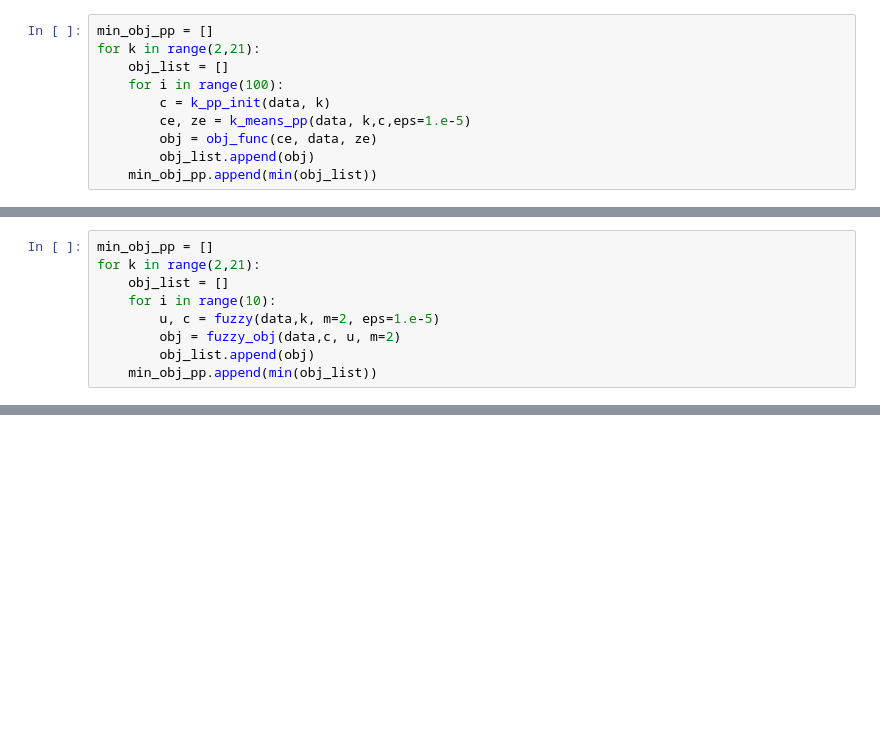
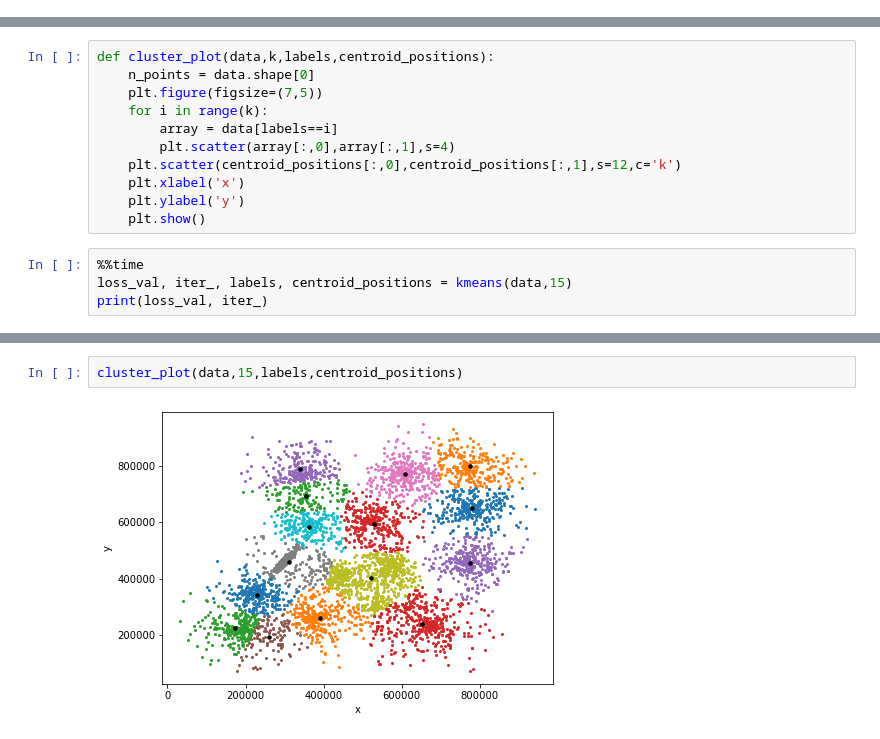
Before and after one commit to debarshibanerjee/Unsupervised_Learning-2022, a Jupyter notebook: ex02/Ex02.ipynb, the cells around one changed output, grey strips where cells are left out. Drawn from its saved outputs; the diff is of its cells as text; blank space fills up the shorter version.

```diff
--- a/ex02/Ex02.ipynb
+++ b/ex02/Ex02.ipynb
@@ -169,10 +0,0 @@ plt.show()
-# %%
-min_obj_pp = []
-for k in range(2,21):
-    obj_list = []
-    for i in range(100):
-        c = k_pp_init(data, k)
-        ce, ze = k_means_pp(data, k,c,eps=1.e-5)
-        obj = obj_func(ce, data, ze)
-        obj_list.append(obj)
-    min_obj_pp.append(min(obj_list))
@@ -216,9 +0,0 @@ plt.scatter(c[:,0], c[:,1], marker='+', color='black', s=100)
-# %%
-min_obj_pp = []
-for k in range(2,21):
-    obj_list = []
-    for i in range(10):
-        u, c = fuzzy(data,k, m=2, eps=1.e-5)
-        obj = fuzzy_obj(data,c, u, m=2)
-        obj_list.append(obj)
-    min_obj_pp.append(min(obj_list))
@@ -234,0 +42,15 @@ plt.show()
+# %%
+def cluster_plot(data,k,labels,centroid_positions):
+    n_points = data.shape[0]
+    plt.figure(figsize=(7,5))
+    for i in range(k):
+        array = data[labels==i]
+        plt.scatter(array[:,0],array[:,1],s=4)
+    plt.scatter(centroid_positions[:,0],centroid_positions[:,1],s=12,c='k')
+    plt.xlabel('x')
+    plt.ylabel('y')
+    plt.show()
+# %%
+%%time
+loss_val, iter_, labels, centroid_positions = kmeans(data,15)
+print(loss_val, iter_)
@@ -234,0 +61,4 @@ plt.show()
+# %%
+cluster_plot(data,15,labels,centroid_positions)
+# %% [output]
+[figure, added]
```
Also changed, not shown: parts of 55 cells of this notebook, 7 other files.
